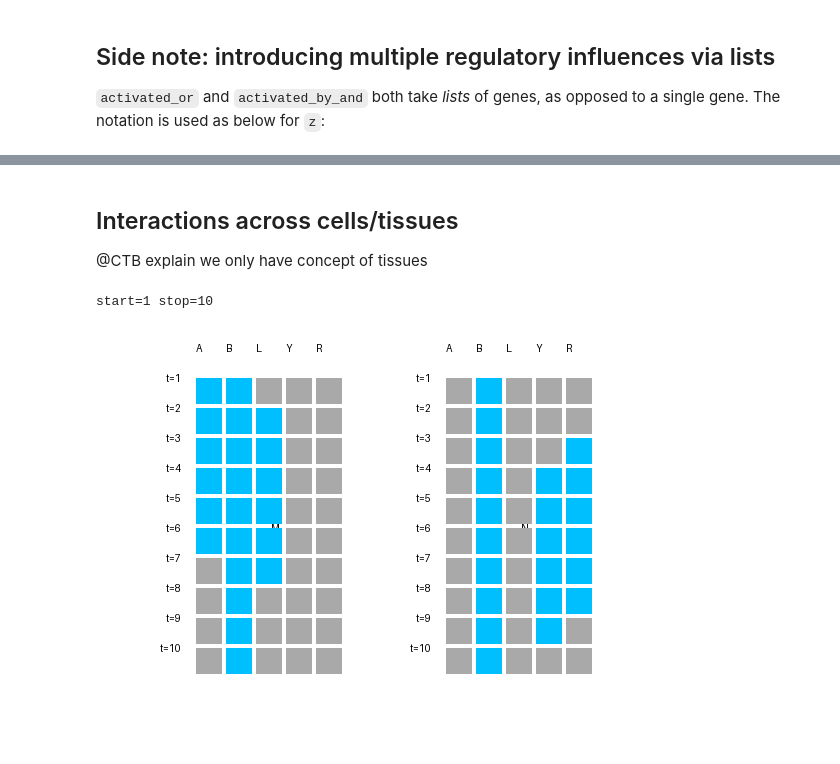
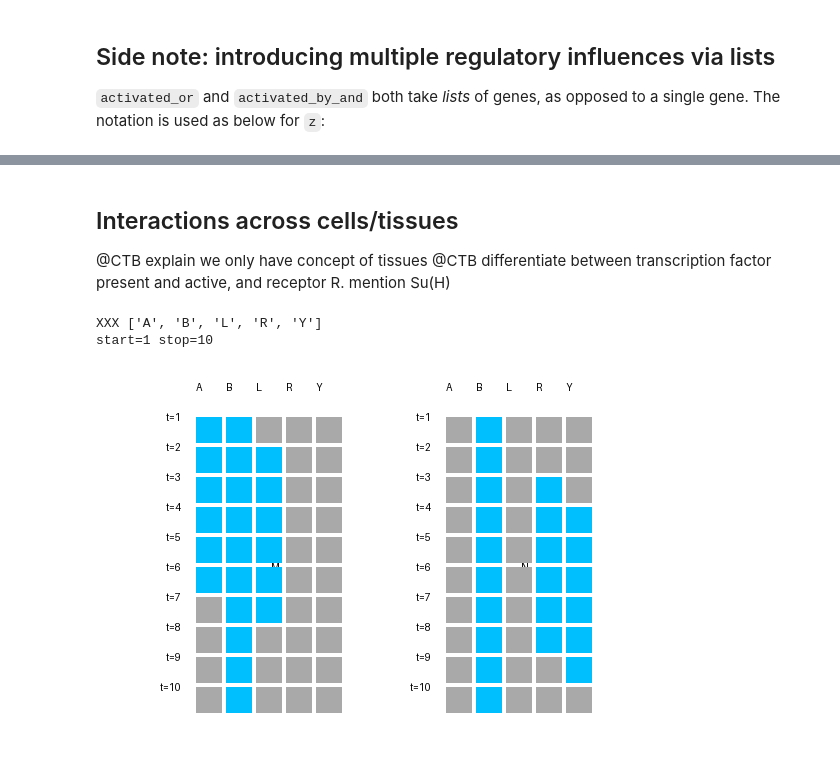
Before and after one commit to dinkum-bio/dinkum, a Jupyter notebook: notebooks/getting-started.ipynb, the cells around one changed output, grey strips where cells are left out. Cells and saved outputs as stored; diff of their text form; code cells hidden in the pictures; blank space fills up the shorter version.

```diff
--- a/notebooks/getting-started.ipynb
+++ b/notebooks/getting-started.ipynb
@@ -101,39 +103,42 @@ start=1 stop=7
 ## Interactions across cells/tissues
 
 @CTB explain we only have concept of tissues
+@CTB differentiate between transcription factor present and active, and receptor R. mention Su(H)
 # %%
 dinkum.reset()
 
-# two tissues
+# create two tissues
 m = Tissue(name='M')
 n = Tissue(name='N')
 
-# neighbors
+# make them neighbors. @CTB: needs to be bidirectional?
 m.add_neighbor(neighbor=n)
 n.add_neighbor(neighbor=m)
 
-a = Gene(name='A')          # transient input in M to turn on ligand L
+a = Gene(name='A')          # transient input in M: will turn on ligand L
 
 m.add_gene(gene=a, start=1, duration=6)
 
-b = Gene(name='B')          # permanent input in M and N to turn on receptor R
+b = Gene(name='B')          # permanent positive input in M and N; will turn on receptor R
 m.add_gene(gene=b, start=1)
 n.add_gene(gene=b, start=1)
 
 # VFG:
 ligand = Gene(name='L')          # ligand
-r = Receptor(name='R')      # receptor
-y = Gene(name='Y')
+r = Receptor(name='R')           # receptor
+y = Gene(name='Y')               # output
 
-ligand.activated_or(sources=[a])
+# ligand L: activated by gene A (on in tissue M)
+ligand.activated_by(source=a)
 
-r.ligand(activator=b, ligand=ligand) # expression driven by B,
-                                     # activated by ligand
+# receptor R: transcribed by B, activated by ligand L.
+r.ligand(activator=b, ligand=ligand)
+
+# gene Y turned on by receptor R
 y.activated_by(source=r)    # transcription of Y turned on by activated R.
 
 dinkum.run_and_display(stop=10)
-
-# @CTB should Y be on in M?
 # %% [output]
+XXX ['A', 'B', 'L', 'R', 'Y']
 start=1 stop=10
-[figure, old version]
+[figure, new version]
```
Also changed, not shown: parts of 7 cells of this notebook, 3 other files.
